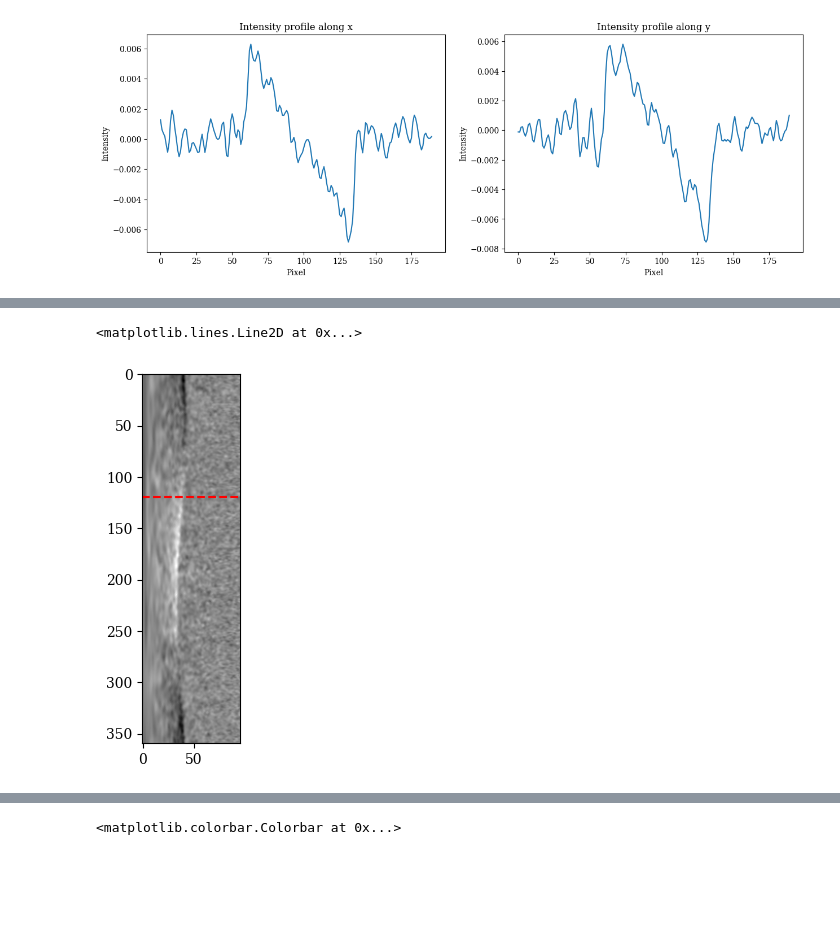
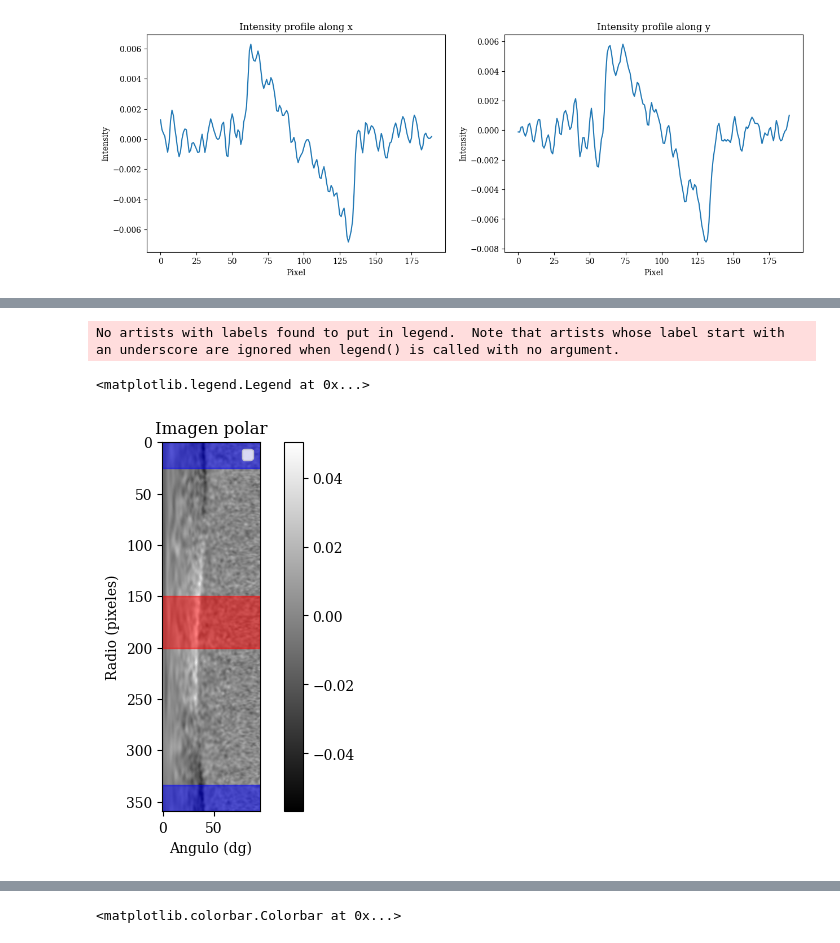
Before and after one commit to roshak1197/FSZ_Study, a Jupyter notebook: read_High.ipynb, the cells around one changed output, grey strips where cells are left out. Cells and saved outputs as stored; diff of their text form; code cells hidden in the pictures; blank space fills up the shorter version.

```diff
--- a/read_High.ipynb
+++ b/read_High.ipynb
@@ -311,9 +303,19 @@ plt.show()
 # %%
 plt.imshow(polar_img, cmap='gray')
-plt.axhline(y=polar_img.shape[0]//3, color='r', linestyle='--', label='Centro')
+#plt.axhspan(y=polar_img.shape[0]//2.4, color='r', linestyle='--', label='Centro')
+#pintar un axhspan entre 150 a 200 pixeles
+plt.axhspan(150, 200, color='r',alpha=0.5)
+plt.axhspan(0,25, color ='b',alpha=0.5)
+plt.axhspan(334, 359, color ='b',alpha=0.5)
+plt.title("Imagen polar")
+plt.xlabel("Angulo (dg)")
+plt.ylabel("Radio (pixeles)")
+plt.colorbar()
+plt.legend()
 # %% [output]
-<matplotlib.lines.Line2D at 0x...>
+No artists with labels found to put in legend.  Note that artists whose label start with an underscore are ignored when legend() is called with no argument.
+<matplotlib.legend.Legend at 0x...>
-[figure, old version]
+[figure, new version]
 # %%
 #Tomemos 20 perfiles entre 150 px a 200 px a lo largo de x
 perfil = []
```
Also changed, not shown: parts of 4 cells of this notebook.
